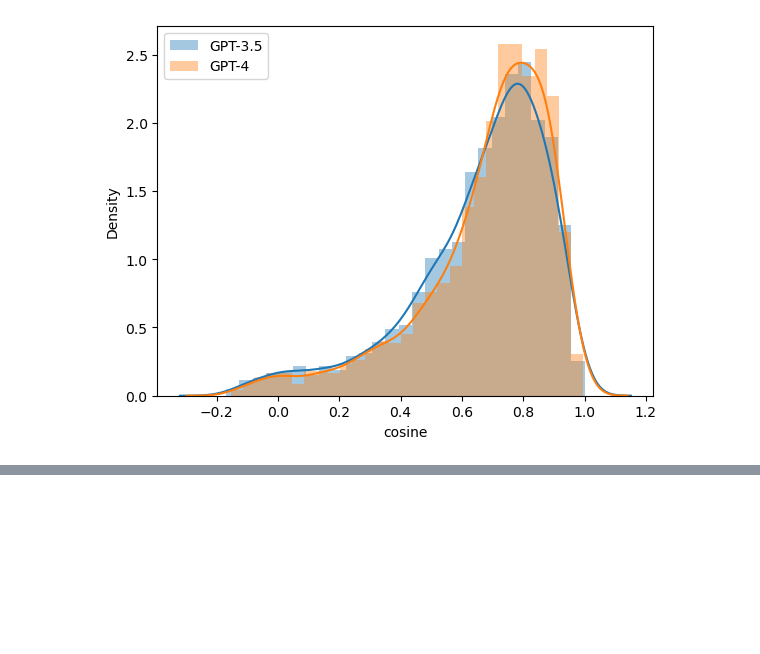
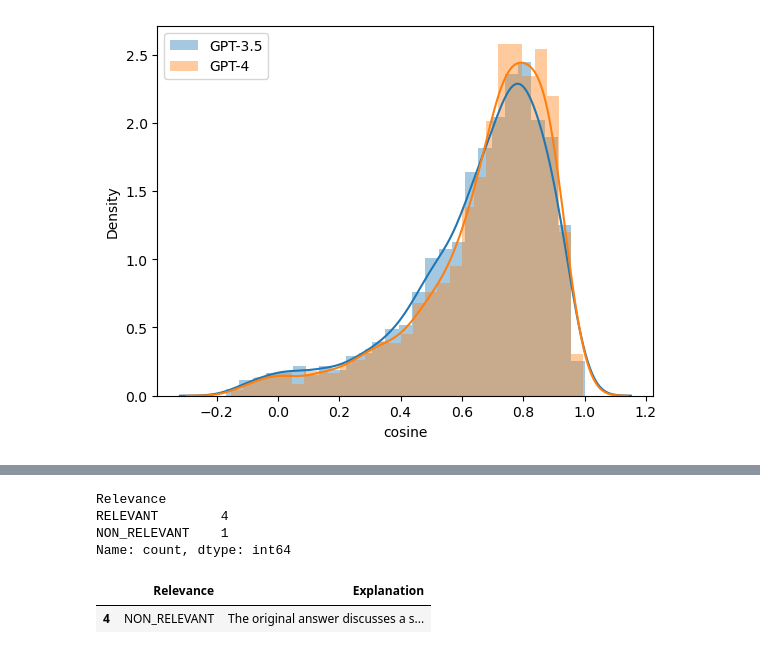
Before and after one commit to 1mustyz/llm-zoom-bootcamp, a Jupyter notebook: 03-agent-evaluation/rag_evaluation/offline-rag-evaluation.ipynb, the cells around one changed output, grey strips where cells are left out. Drawn from its saved outputs; the diff is of its cells as text; code cells hidden in the pictures; blank space fills up the shorter version.

````diff
--- a/03-agent-evaluation/rag_evaluation/offline-rag-evaluation.ipynb
+++ b/03-agent-evaluation/rag_evaluation/offline-rag-evaluation.ipynb
@@ -454,0 +514,3 @@ https://gist.github.com/mwaskom/de44147ed2974457ad6372750bbe5751
+# %%
+prompt = prompt1_template.format(**record)
+print(prompt)
@@ -454,0 +537,7 @@ https://gist.github.com/mwaskom/de44147ed2974457ad6372750bbe5751
+# %%
+evaluations = []
+
+for record in tqdm(samples):
+    prompt = prompt1_template.format(**record)
+    evaluation = llm(prompt)
+    evaluations.append(evaluation)
@@ -454,0 +552,29 @@ https://gist.github.com/mwaskom/de44147ed2974457ad6372750bbe5751
+# %%
+import re
+
+json_evaluations = []
+
+for i, str_eval in enumerate(evaluations):
+    # Extract JSON content between ```json and ```
+    json_match = re.search(r'```json\n(.*?)\n```', str_eval, re.DOTALL)
+
+    if json_match:
+        json_content = json_match.group(1)
+        json_eval = json.loads(json_content)
+        json_evaluations.append(json_eval)
+    else:
+        print(f"No JSON found in element {i}")
+# %%
+df_evaluations = pd.DataFrame(json_evaluations)
+# %%
+df_evaluations.Relevance.value_counts()
+# %% [output]
+Relevance
+RELEVANT        4
+NON_RELEVANT    1
+Name: count, dtype: int64
+# %%
+df_evaluations[df_evaluations.Relevance == 'NON_RELEVANT']
+# %% [output]
+|  | Relevance | Explanation |
+| 4 | NON_RELEVANT | The original answer discusses a s... |
````
Also changed, not shown: parts of 11 cells of this notebook, 1 other file.
